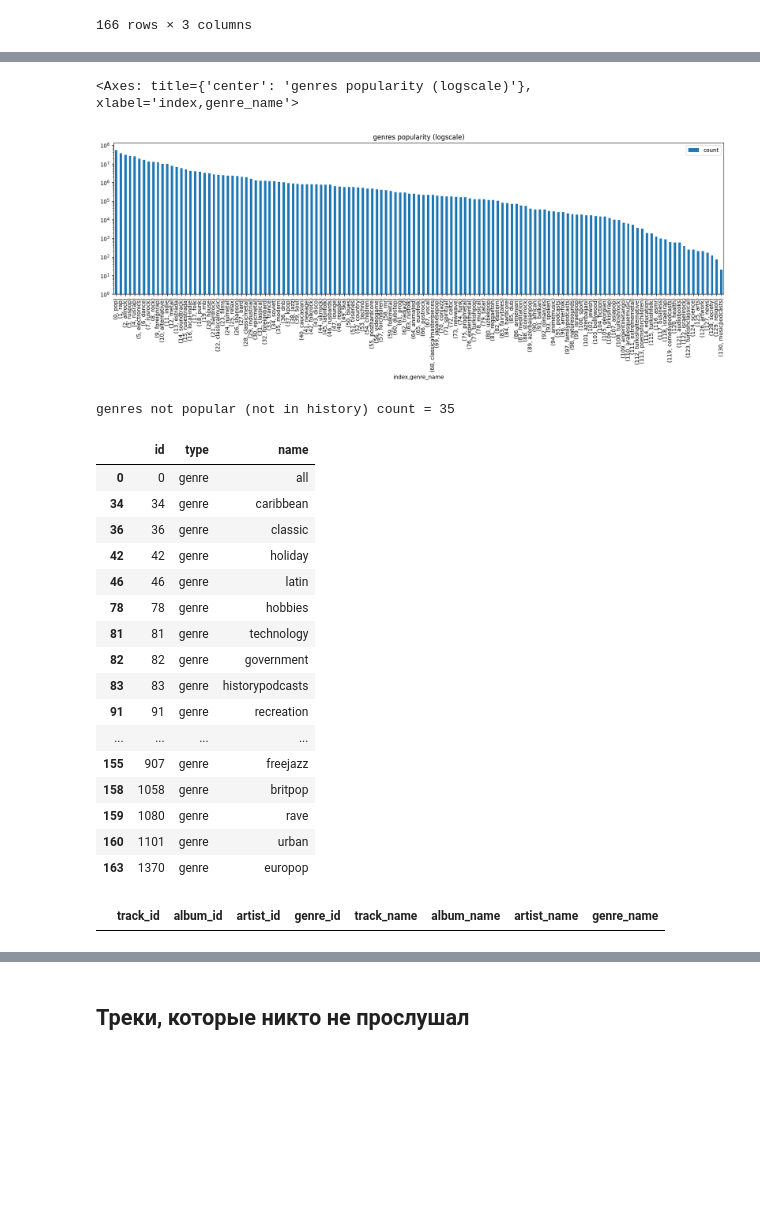
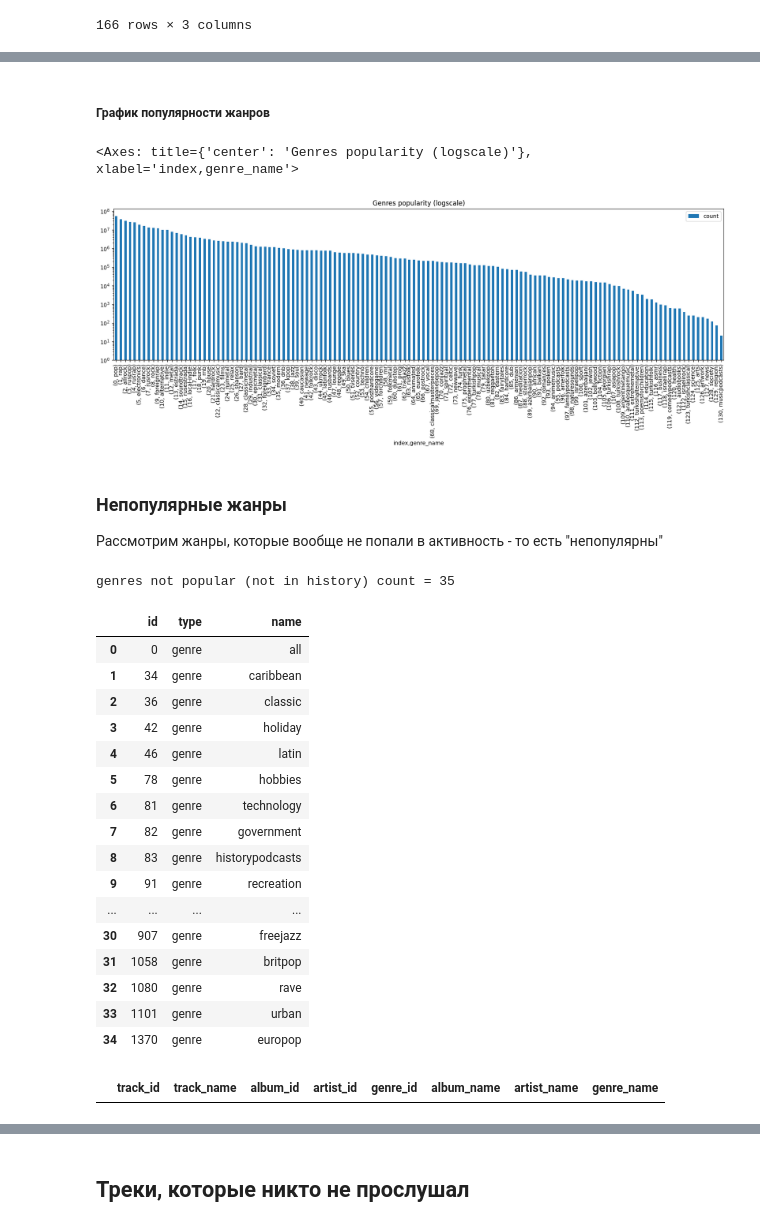
Before and after one commit to khromenko/mle-project-sprint-4-v001, a Jupyter notebook: recommendations.ipynb, the cells around one changed output, grey strips where cells are left out. Drawn from its saved outputs; the diff is of its cells as text; code cells hidden in the pictures; blank space fills up the shorter version.

```diff
--- a/recommendations.ipynb
+++ b/recommendations.ipynb
@@ -557,0 +620,13 @@ interactions_by_month
+# %%
+interactions_by_genre = pd.DataFrame(interactions['track_id'].value_counts().sort_values(ascending=False).reset_index()).set_index('track_id') \
+    .merge(
+        tracks_flat_combined.set_index('track_id')[['genre_name']],
+        on='track_id',
+        how='left'
+    ) \
+    .reset_index() \
+    .explode('genre_name')  \
+    .groupby('genre_name').agg(total_count=('count', 'sum')).sort_values(by='total_count', ascending=False) \
+    .reset_index()
+
+interactions_by_genre
@@ -639,12 +756,13 @@ genres.to_parquet(data_path + "genres.parquet")
 # %%
-# наиболее популярные жанры, исходя из взаимодействий с треками - наиболее часто встречающиеся жанры по всем взаимодействиям со всеми треками (а не топ-треков)
-genres_popularity = interactions[['track_id']] \
+genres_popularity = pd.DataFrame(interactions['track_id'].value_counts().sort_values(ascending=False).reset_index()) \
     .merge(
-        tracks_flat[['track_id', 'genre_id', 'genre_name']].drop_duplicates(),
+        tracks_flat_combined.set_index('track_id')[['genre_id', 'genre_name']],
         on='track_id',
         how='left'
     ) \
-    [['genre_id', 'genre_name']].value_counts().sort_values(ascending=False).reset_index()
+    .explode(['genre_id', 'genre_name'])  \
+    .groupby(['genre_id', 'genre_name']).agg(count=('count', 'sum')).sort_values(by='count', ascending=False) \
+    .reset_index()
 
 genres_popularity
 # %% [output]
@@ -666,39 +784,44 @@ genres_popularity
 data_path = 'data/preprocess/'
 genres_popularity['genre_id'] = genres_popularity['genre_id'].astype('int')
 genres_popularity.to_parquet(data_path + "genres_popularity.parquet")
+# %% [markdown]
+##### График популярности жанров
 # %%
-fig,ax = plt.subplots(1,1)
-fig.set_size_inches(20,5)
-genres_popularity.reset_index()[['index', 'genre_name', 'count']].set_index(['index', 'genre_name']).plot(kind='bar', log=True, title='genres popularity (logscale)', ax=ax)
+genres_popularity.reset_index()[['index', 'genre_name', 'count']].set_index(['index', 'genre_name']) \
+    .plot.bar(log=True, title='Genres popularity (logscale)', figsize=(20,5))
 # %% [output]
-<Axes: title={'center': 'genres popularity (logscale)'}, xlabel='index,genre_name'>
+<Axes: title={'center': 'Genres popularity (logscale)'}, xlabel='index,genre_name'>
 [figure]
+# %% [markdown]
+### Непопулярные жанры
+Рассмотрим жанры, которые вообще не попали в активность - то есть "непопулярны"
 # %%
-genres_not_popular = genres[~genres['id'].isin(genres_popularity['genre_id'])]
+genres_not_popular = genres[~genres['id'].isin(genres_popularity['genre_id'])].reindex().reset_index(drop=True)
 print(f'genres not popular (not in history) count = {genres_not_popular.shape[0]}')
+
 genres_not_popular
 # %% [output]
 genres not popular (not in history) count = 35
 |  | id | type | name |
 | 0 | 0 | genre | all |
-| 34 | 34 | genre | caribbean |
-| 36 | 36 | genre | classic |
-| 42 | 42 | genre | holiday |
-| 46 | 46 | genre | latin |
-| 78 | 78 | genre | hobbies |
-| 81 | 81 | genre | technology |
-| 82 | 82 | genre | government |
-| 83 | 83 | genre | historypodcasts |
-| 91 | 91 | genre | recreation |
+| 1 | 34 | genre | caribbean |
+| 2 | 36 | genre | classic |
+| 3 | 42 | genre | holiday |
+| 4 | 46 | genre | latin |
+| 5 | 78 | genre | hobbies |
+| 6 | 81 | genre | technology |
+| 7 | 82 | genre | government |
+| 8 | 83 | genre | historypodcasts |
+| 9 | 91 | genre | recreation |
 | ... | ... | ... | ... |
-| 155 | 907 | genre | freejazz |
-| 158 | 1058 | genre | britpop |
-| 159 | 1080 | genre | rave |
-| 160 | 1101 | genre | urban |
-| 163 | 1370 | genre | europop |
+| 30 | 907 | genre | freejazz |
+| 31 | 1058 | genre | britpop |
+| 32 | 1080 | genre | rave |
+| 33 | 1101 | genre | urban |
+| 34 | 1370 | genre | europop |
 # %%
-tracks_flat[tracks_flat['genre_id'].isin(genres_not_popular['id'])]
+tracks_flat_combined[tracks_flat_combined['genre_id'].isin(genres_not_popular['id'])]
 # %% [output]
-|  | track_id | album_id | artist_id | genre_id | track_name | album_name | artist_name | genre_name |
+|  | track_id | track_name | album_id | artist_id | genre_id | album_name | artist_name | genre_name |
 # %% [markdown]
 ### Вывод
```
Also changed, not shown: parts of 28 cells of this notebook.
